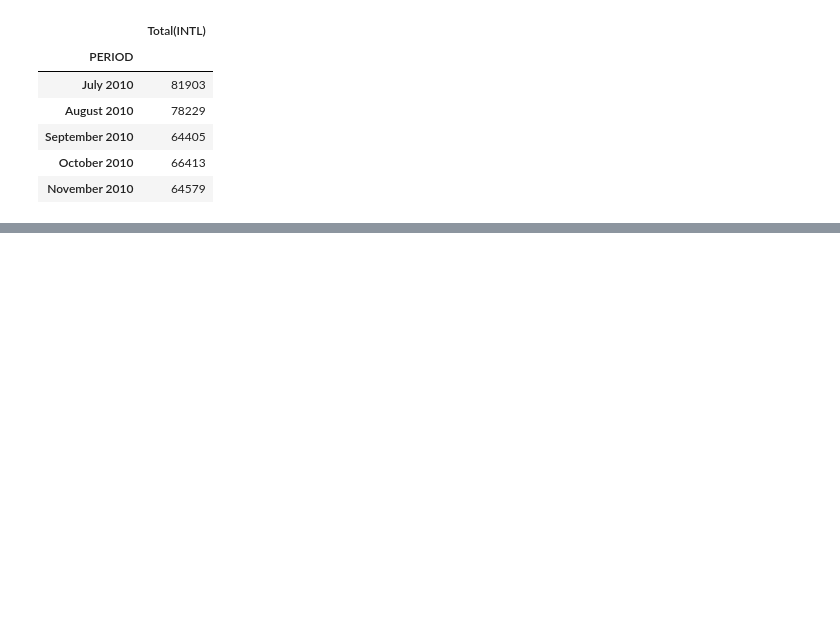
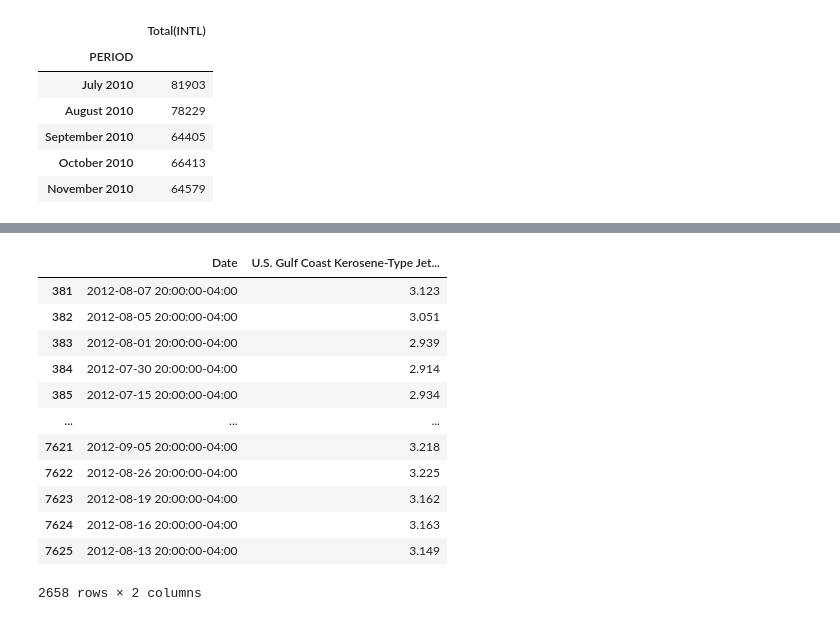
Before and after one commit to xsharonhe/cvt-scripts, a Jupyter notebook: project-intl-flight-tracking/effects of oil and gas/effect of gas and oil on aviation industry.ipynb, the cells around one changed output, grey strips where cells are left out. Saved outputs shown, nothing was run; the diff lists cells and outputs as text; code cells hidden in the pictures; blank space fills up the shorter version.

```diff
--- a/project-intl-flight-tracking/effects of oil and gas/effect of gas and oil on aviation industry.ipynb
+++ b/project-intl-flight-tracking/effects of oil and gas/effect of gas and oil on aviation industry.ipynb
@@ -132,0 +161,16 @@ combined_flight
+# %%
+df2
+# %% [output]
+|  | Date | U.S. Gulf Coast Kerosene-Type Jet... |
+| 381 | 2012-08-07 20:00:00-04:00 | 3.123 |
+| 382 | 2012-08-05 20:00:00-04:00 | 3.051 |
+| 383 | 2012-08-01 20:00:00-04:00 | 2.939 |
+| 384 | 2012-07-30 20:00:00-04:00 | 2.914 |
+| 385 | 2012-07-15 20:00:00-04:00 | 2.934 |
+| ... | ... | ... |
+| 7621 | 2012-09-05 20:00:00-04:00 | 3.218 |
+| 7622 | 2012-08-26 20:00:00-04:00 | 3.225 |
+| 7623 | 2012-08-19 20:00:00-04:00 | 3.162 |
+| 7624 | 2012-08-16 20:00:00-04:00 | 3.163 |
+| 7625 | 2012-08-13 20:00:00-04:00 | 3.149 |
+2658 rows × 2 columns
```
Also changed, not shown: parts of 10 cells of this notebook, 1 other file.
